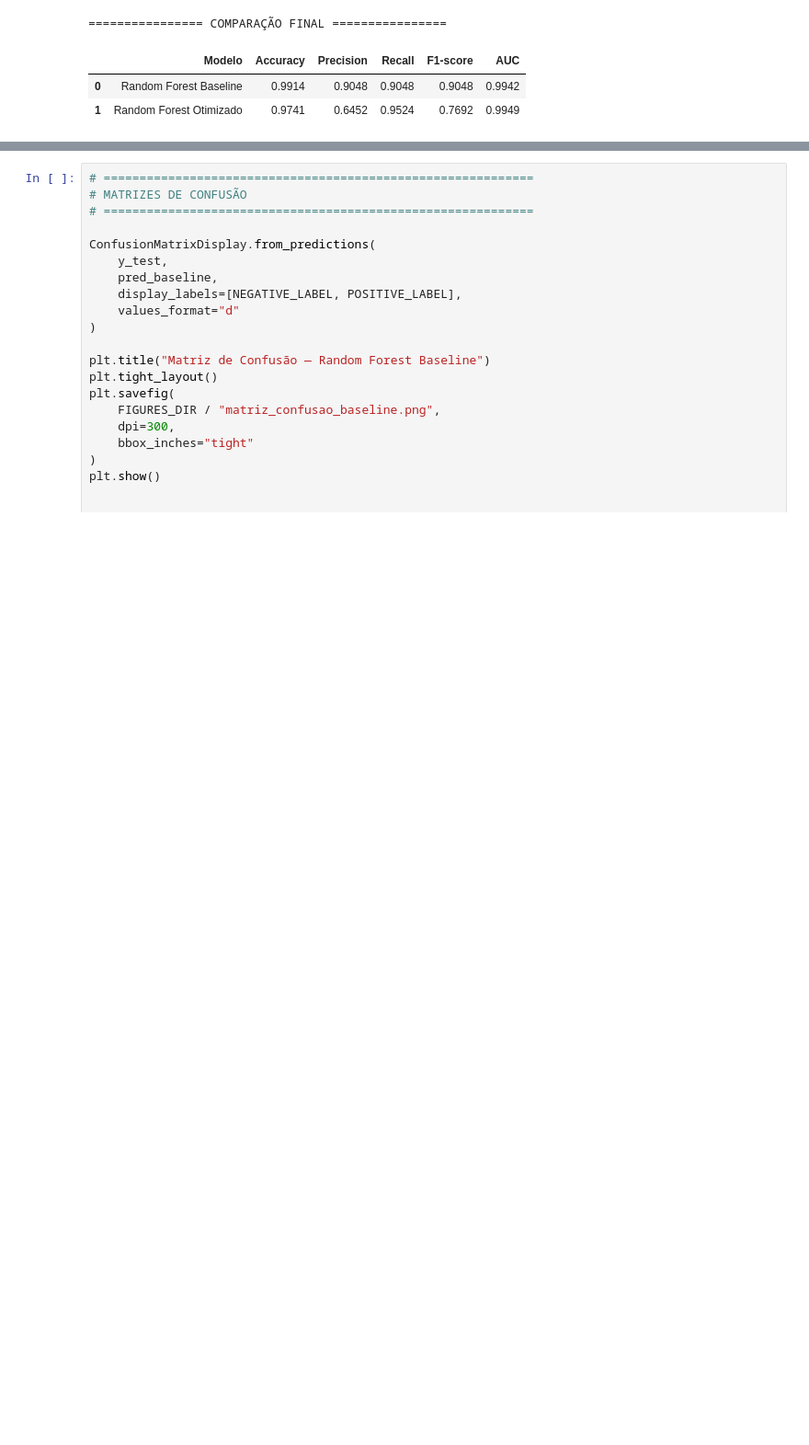
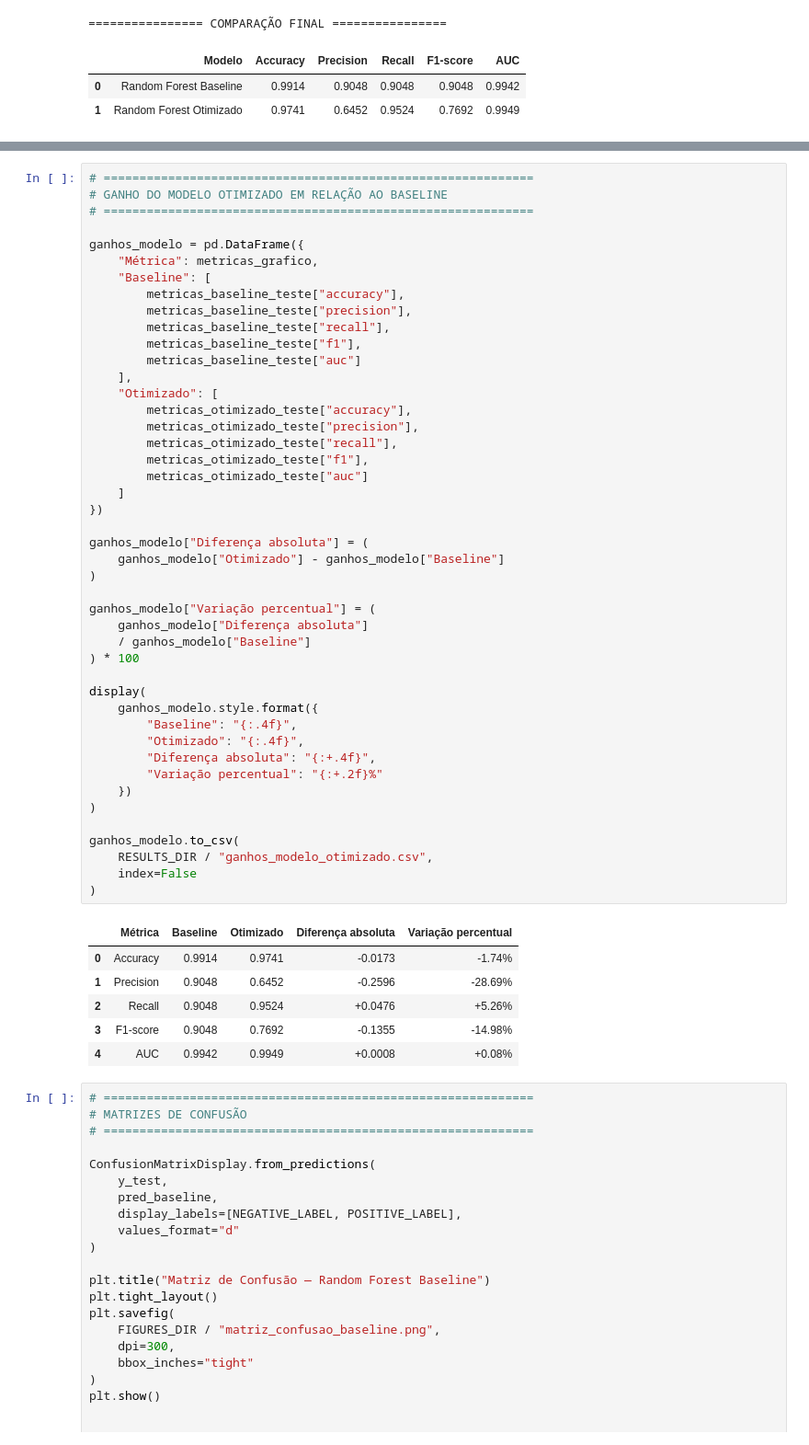
Before and after one commit to Val-Faria/tech-challenge-ia-saude, a Jupyter notebook: 02_otimizacao_hiperparametros_ag.ipynb, the cells around one changed output, grey strips where cells are left out. Shown at 92% size. Saved outputs shown, nothing was run; the diff lists cells and outputs as text; blank space fills up the shorter version.

```diff
--- a/02_otimizacao_hiperparametros_ag.ipynb
+++ b/02_otimizacao_hiperparametros_ag.ipynb
@@ -1267,3 +1307,55 @@ comparacao_final.to_csv(
+# %%
+# ============================================================
+# GANHO DO MODELO OTIMIZADO EM RELAÇÃO AO BASELINE
+# ============================================================
+
+ganhos_modelo = pd.DataFrame({
+    "Métrica": metricas_grafico,
+    "Baseline": [
+        metricas_baseline_teste["accuracy"],
+        metricas_baseline_teste["precision"],
+        metricas_baseline_teste["recall"],
+        metricas_baseline_teste["f1"],
+        metricas_baseline_teste["auc"]
+    ],
+    "Otimizado": [
+        metricas_otimizado_teste["accuracy"],
+        metricas_otimizado_teste["precision"],
+        metricas_otimizado_teste["recall"],
+        metricas_otimizado_teste["f1"],
+        metricas_otimizado_teste["auc"]
+    ]
+})
+
+ganhos_modelo["Diferença absoluta"] = (
+    ganhos_modelo["Otimizado"] - ganhos_modelo["Baseline"]
+)
+
+ganhos_modelo["Variação percentual"] = (
+    ganhos_modelo["Diferença absoluta"]
+    / ganhos_modelo["Baseline"]
+) * 100
+
+display(
+    ganhos_modelo.style.format({
+        "Baseline": "{:.4f}",
+        "Otimizado": "{:.4f}",
+        "Diferença absoluta": "{:+.4f}",
+        "Variação percentual": "{:+.2f}%"
+    })
+)
+
+ganhos_modelo.to_csv(
+    RESULTS_DIR / "ganhos_modelo_otimizado.csv",
+    index=False
+)
+# %% [output]
+|  | Métrica | Baseline | Otimizado | Diferença absoluta | Variação percentual |
+| 0 | Accuracy | 0.9914 | 0.9741 | -0.0173 | -1.74% |
+| 1 | Precision | 0.9048 | 0.6452 | -0.2596 | -28.69% |
+| 2 | Recall | 0.9048 | 0.9524 | +0.0476 | +5.26% |
+| 3 | F1-score | 0.9048 | 0.7692 | -0.1355 | -14.98% |
+| 4 | AUC | 0.9942 | 0.9949 | +0.0008 | +0.08% |
 # %%
 # ============================================================
 # MATRIZES DE CONFUSÃO
```
Also changed, not shown: parts of 8 cells of this notebook.
